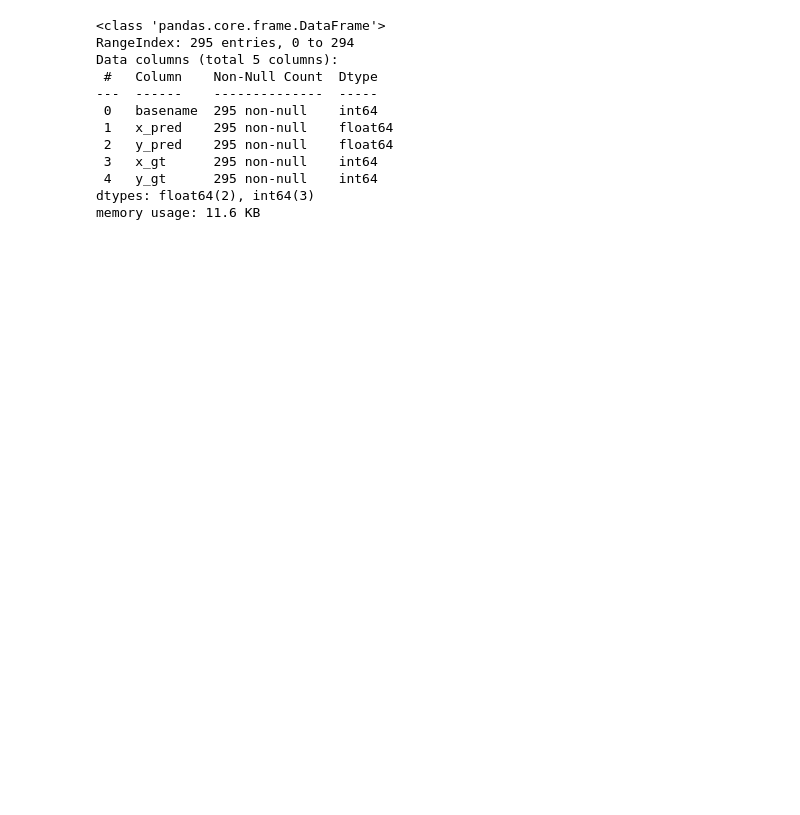
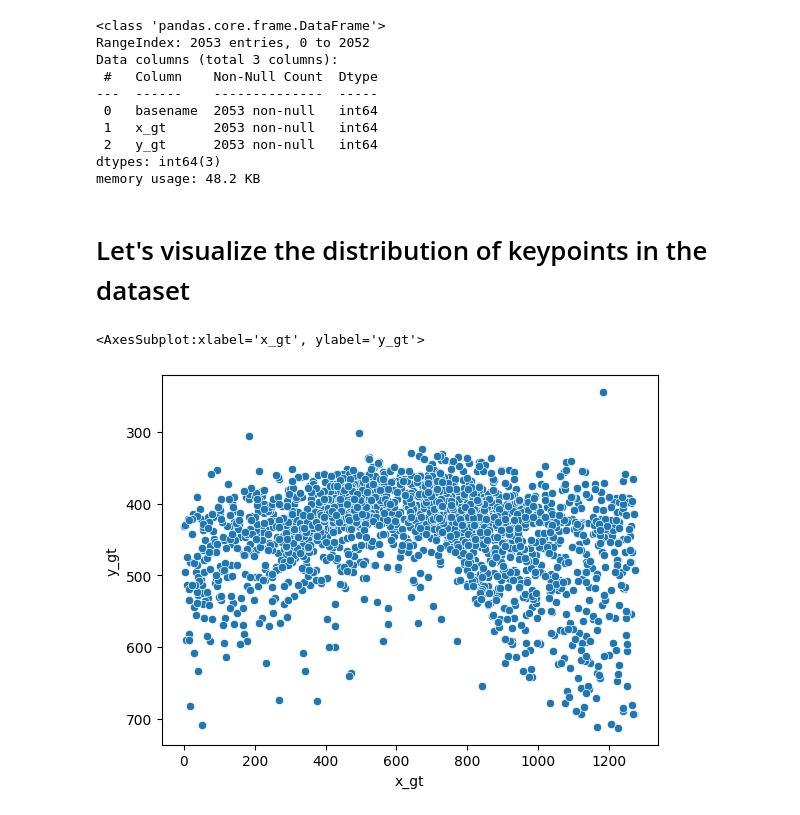
Before and after one commit to RomainFrog/PoleBaseDetection, a Jupyter notebook: dev/EDA_detr.ipynb, the cells around one changed output. Cells and saved outputs as stored; diff of their text form; code cells hidden in the pictures; blank space fills up the shorter version.

```diff
--- a/dev/EDA_detr.ipynb
+++ b/dev/EDA_detr.ipynb
@@ -6,22 +8,29 @@ import seaborn as sns
 # %%
 # Read the matching results csv file
-dfl = pd.read_csv('depth_loss.csv')
-dfnl = pd.read_csv('no_depth_loss.csv')
+dfl = pd.read_csv('matching_detr_oap_r101_eos010_d.csv')
+dfnl = pd.read_csv('matching_detr_oap_r101_eos010_nod.csv')
+gt = pd.read_csv("gt_data.csv")
 
 # rename the # basename column to basename
 dfl.rename(columns={'# basename': 'basename'}, inplace=True)
 dfnl.rename(columns={'# basename': 'basename'}, inplace=True)
-dfnl.info()
+gt.info()
 # %% [output]
 <class 'pandas.core.frame.DataFrame'>
-RangeIndex: 295 entries, 0 to 294
-Data columns (total 5 columns):
+RangeIndex: 2053 entries, 0 to 2052
+Data columns (total 3 columns):
  #   Column    Non-Null Count  Dtype
 ---  ------    --------------  -----
- 0   basename  295 non-null    int64
- 1   x_pred    295 non-null    float64
- 2   y_pred    295 non-null    float64
- 3   x_gt      295 non-null    int64
- 4   y_gt      295 non-null    int64
-dtypes: float64(2), int64(3)
-memory usage: 11.6 KB
+ 0   basename  2053 non-null   int64
+ 1   x_gt      2053 non-null   int64
+ 2   y_gt      2053 non-null   int64
+dtypes: int64(3)
+memory usage: 48.2 KB
+# %% [markdown]
+# Let's visualize the distribution of keypoints in the dataset
+# %%
+plt.gca().invert_yaxis()
+sns.scatterplot(x='x_gt', y='y_gt', data=gt)
+# %% [output]
+<AxesSubplot:xlabel='x_gt', ylabel='y_gt'>
+[figure, added]
```
Also changed, not shown: parts of 12 cells of this notebook, 7 other files.
